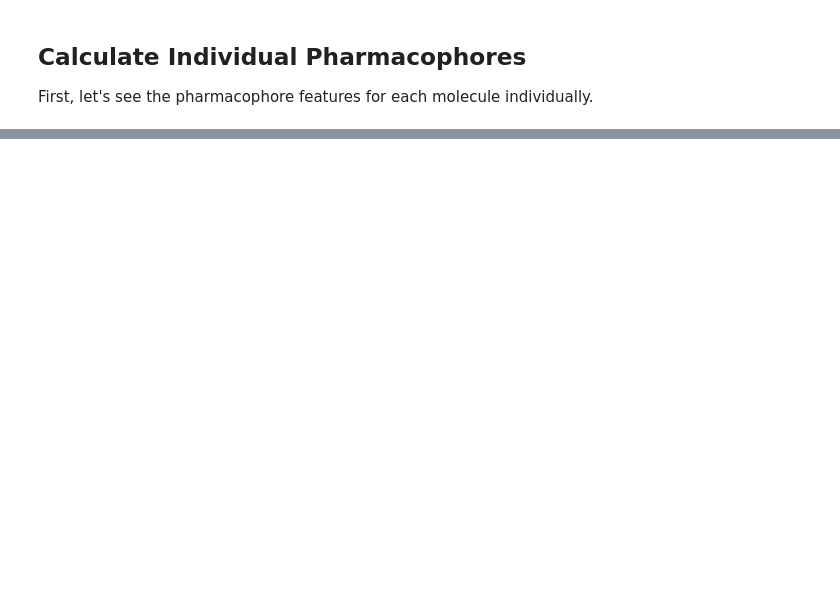
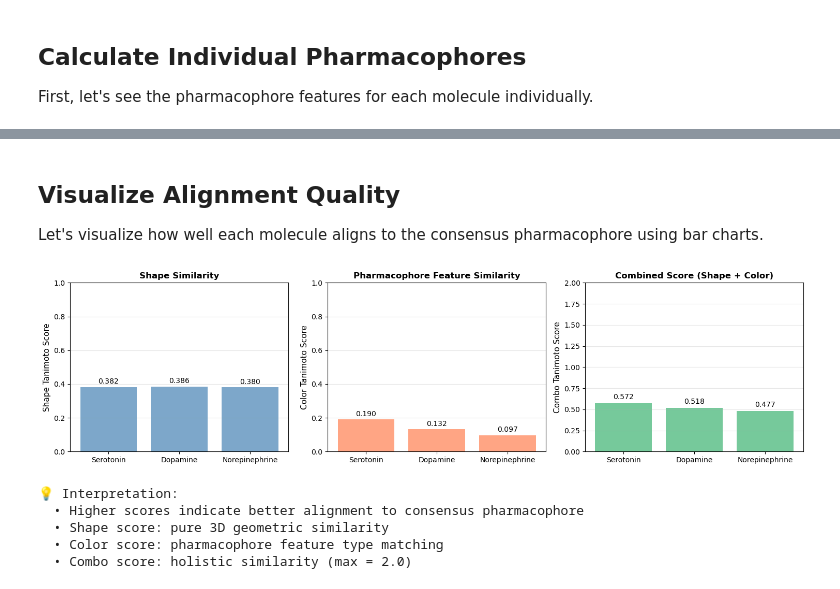
Before and after one commit to fulopjoz/pharmacophore-toolkit, a Jupyter notebook: tutorials/consensus_pharmacophore_tutorial.ipynb, the cells around one changed output, grey strips where cells are left out. Saved outputs shown, nothing was run; the diff lists cells and outputs as text; code cells hidden in the pictures; blank space fills up the shorter version.

Commit message:
Add consensus pharmacophore and interactive visualization features

```diff
--- a/tutorials/consensus_pharmacophore_tutorial.ipynb
+++ b/tutorials/consensus_pharmacophore_tutorial.ipynb
@@ -159,0 +213,14 @@ This is particularly useful for:
+# %%
+# Remove hydrogens for clarity in visualization
+mols_noH = [Chem.RemoveHs(m) for m in mols]
+
+# Visualize MODERATE consensus model (balanced)
+moderate_features, moderate_mol = models['moderate']
+
+print(f"Visualizing MODERATE consensus model with {len(moderate_features)} features")
+print("\nFeature positions:")
+for i, f in enumerate(moderate_features, 1):
+    print(f"  {i}. {f[0]}: ({f[2]:.2f}, {f[3]:.2f}, {f[4]:.2f})")
+
+v = View()
+v.view(mols_noH, moderate_features, labels=True, window=(700, 600))
@@ -159,0 +407,55 @@ This is particularly useful for:
+# %% [markdown]
+## Visualize Alignment Quality
+
+Let's visualize how well each molecule aligns to the consensus pharmacophore using bar charts.
+# %%
+# Visualization 1: Alignment scores for each molecule
+fig, axes = plt.subplots(1, 3, figsize=(15, 4))
+
+molecules = [r['molecule'] for r in alignment_results]
+shape_scores = [r['shape'] for r in alignment_results]
+color_scores = [r['color'] for r in alignment_results]
+combo_scores = [r['combo'] for r in alignment_results]
+
+# Shape Tanimoto
+axes[0].bar(molecules, shape_scores, color='steelblue', alpha=0.7)
+axes[0].set_ylabel('Shape Tanimoto Score', fontsize=11)
+axes[0].set_title('Shape Similarity', fontsize=12, fontweight='bold')
+axes[0].set_ylim(0, 1)
+axes[0].grid(axis='y', alpha=0.3)
+for i, v in enumerate(shape_scores):
+    axes[0].text(i, v + 0.02, f'{v:.3f}', ha='center', fontsize=10)
+
+# Color Tanimoto
+axes[1].bar(molecules, color_scores, color='coral', alpha=0.7)
+axes[1].set_ylabel('Color Tanimoto Score', fontsize=11)
+axes[1].set_title('Pharmacophore Feature Similarity', fontsize=12, fontweight='bold')
+axes[1].set_ylim(0, 1)
+axes[1].grid(axis='y', alpha=0.3)
+for i, v in enumerate(color_scores):
+    axes[1].text(i, v + 0.02, f'{v:.3f}', ha='center', fontsize=10)
+
+# Combo Tanimoto
+axes[2].bar(molecules, combo_scores, color='mediumseagreen', alpha=0.7)
+axes[2].set_ylabel('Combo Tanimoto Score', fontsize=11)
+axes[2].set_title('Combined Score (Shape + Color)', fontsize=12, fontweight='bold')
+axes[2].set_ylim(0, 2)
+axes[2].grid(axis='y', alpha=0.3)
+for i, v in enumerate(combo_scores):
+    axes[2].text(i, v + 0.05, f'{v:.3f}', ha='center', fontsize=10)
+
+plt.tight_layout()
+plt.show()
+
+print("\n💡 Interpretation:")
+print("  • Higher scores indicate better alignment to consensus pharmacophore")
+print("  • Shape score: pure 3D geometric similarity")
+print("  • Color score: pharmacophore feature type matching")
+print("  • Combo score: holistic similarity (max = 2.0)")
+# %% [output]
+[figure, added]
+💡 Interpretation:
+  • Higher scores indicate better alignment to consensus pharmacophore
+  • Shape score: pure 3D geometric similarity
+  • Color score: pharmacophore feature type matching
+  • Combo score: holistic similarity (max = 2.0)
```
Also changed, not shown: parts of 43 cells of this notebook, 15 other files.
